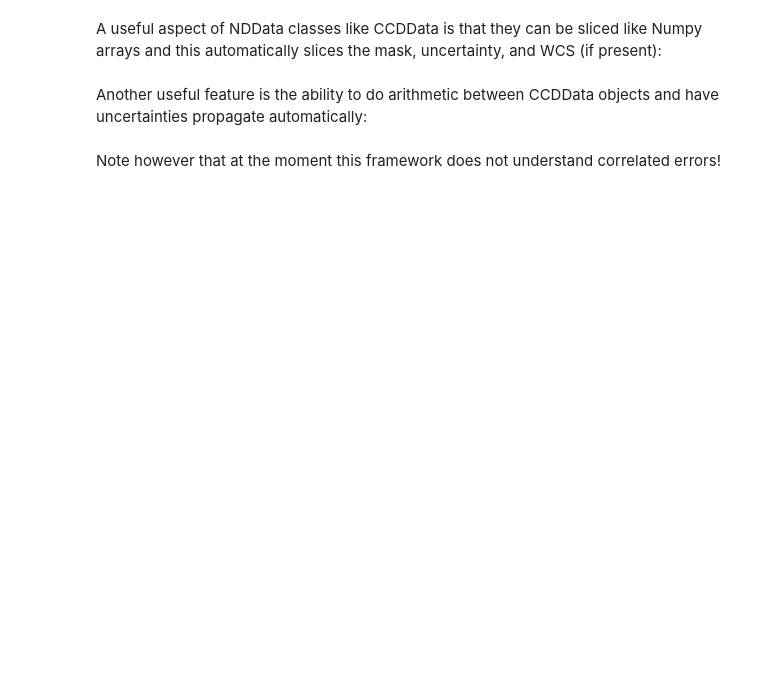
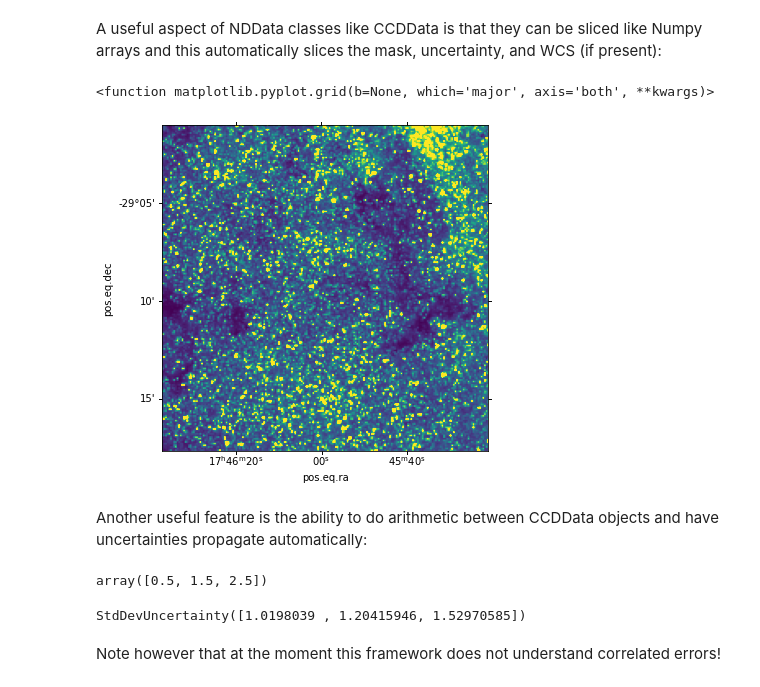
Before and after one commit to bsipocz/ASTR497, a Jupyter notebook: astropy_notebooks/09-nddata.ipynb, the cells around one changed output. Cells and saved outputs as stored; diff of their text form; code cells hidden in the pictures; blank space fills up the shorter version.

```diff
--- a/astropy_notebooks/09-nddata.ipynb
+++ b/astropy_notebooks/09-nddata.ipynb
@@ -56,5 +150,14 @@ The CCDData class recognizes FITS files:
 # %% [markdown]
 A useful aspect of NDData classes like CCDData is that they can be sliced like Numpy arrays and this automatically slices the mask, uncertainty, and WCS (if present):
+# %%
+subccd = ccd[100:300, 200:400]
+# %%
+plt.subplot(projection=subccd.wcs)
+plt.imshow(subccd.data, vmax=800)
+plt.grid
+# %% [output]
+<function matplotlib.pyplot.grid(b=None, which='major', axis='both', **kwargs)>
+[figure, added]
 # %% [markdown]
 Another useful feature is the ability to do arithmetic between CCDData objects and have uncertainties propagate automatically:
 # %%
@@ -65,2 +170,10 @@ ccd2 = CCDData([0.5, 0.5, 0.5], unit='count',
+# %%
+ccd_sub.data
+# %% [output]
+array([0.5, 1.5, 2.5])
+# %%
+ccd_sub.uncertainty
+# %% [output]
+StdDevUncertainty([1.0198039 , 1.20415946, 1.52970585])
 # %% [markdown]
 Note however that at the moment this framework does not understand correlated errors!
```
Also changed, not shown: parts of 23 cells of this notebook, 8 other files.
